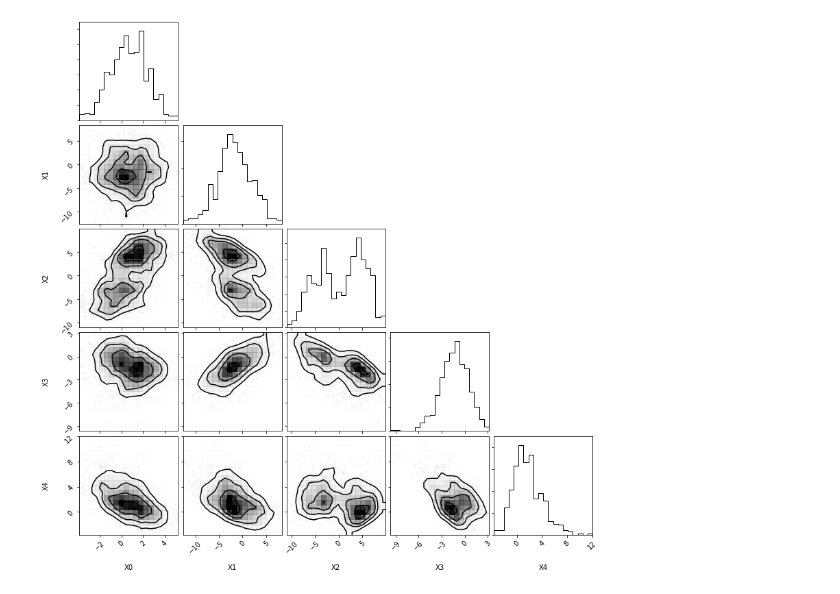
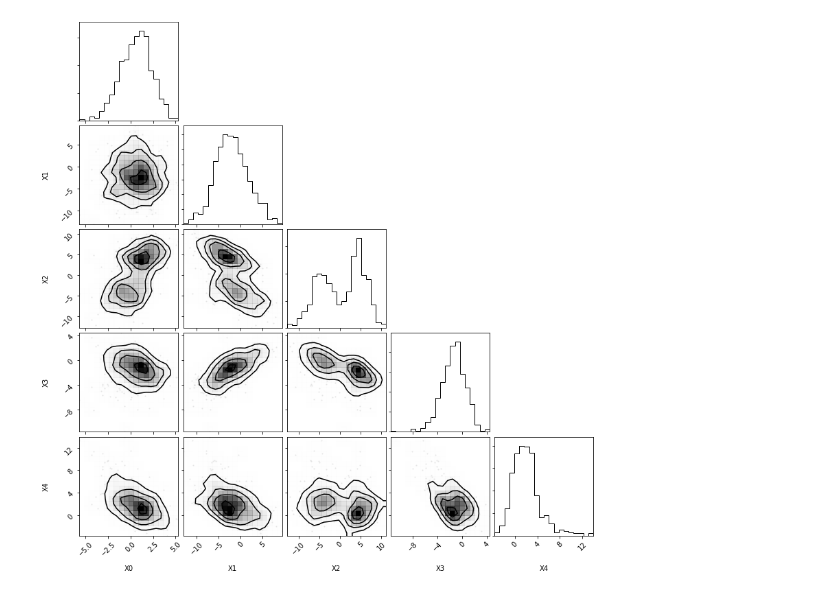
Before and after one commit to cjs220/active_learning_ratio_estimation, a Jupyter notebook: examples/multidim.ipynb, the cells around one changed output. Cells and saved outputs as stored; diff of their text form; code cells hidden in the pictures.

Commit message:
Using tf distibutions for the multidim model

```diff
--- a/examples/multidim.ipynb
+++ b/examples/multidim.ipynb
@@ -59,11 +25,34 @@ class MultiDimDist:
+# %%
+def multi_dim_toy_model(alpha, beta):
+
+    z_distribution = tfd.Blockwise([
+            tfd.Normal(loc=alpha, scale=1),  # z1
+            tfd.Normal(loc=beta, scale=3),  # z2
+            tfd.MixtureSameFamily(
+                mixture_distribution=tfd.Categorical(probs=[0.5, 0.5]),
+                components_distribution=tfd.Normal(
+                    loc=[-2, 2],
+                    scale=[1, 0.5]
+                )
+            ),  # z3
+            tfd.Exponential(3),  # z4
+            tfd.Exponential(0.5),  # z5
+        ])
+
+    # compose linear transform
+    R = make_sparse_spd_matrix(5, alpha=0.5, random_state=7).astype(np.float32)
+    transform = tf.linalg.LinearOperatorFullMatrix(R)
+    bijector = tfp.bijectors.AffineLinearOperator(scale=transform)
+
+    return tfd.TransformedDistribution(distribution=z_distribution, bijector=bijector)
 # %%
 # Plot histograms / correlations of true distributions
 true_alpha = 1
 true_beta = -1
-true_dist = MultiDimDist(alpha=1, beta=-1)
+true_dist = multi_dim_toy_model(alpha=1, beta=-1)
 X_true = true_dist.sample(500)
 fig = corner(X_true, bins=20, smooth=0.85, labels=["X0", "X1", "X2", "X3", "X4"])
 # %% [output]
-[figure, old version]
+[figure, new version]
 # %%
 # create dataset
```
Also changed, not shown: parts of 3 cells of this notebook, 3 other files.
